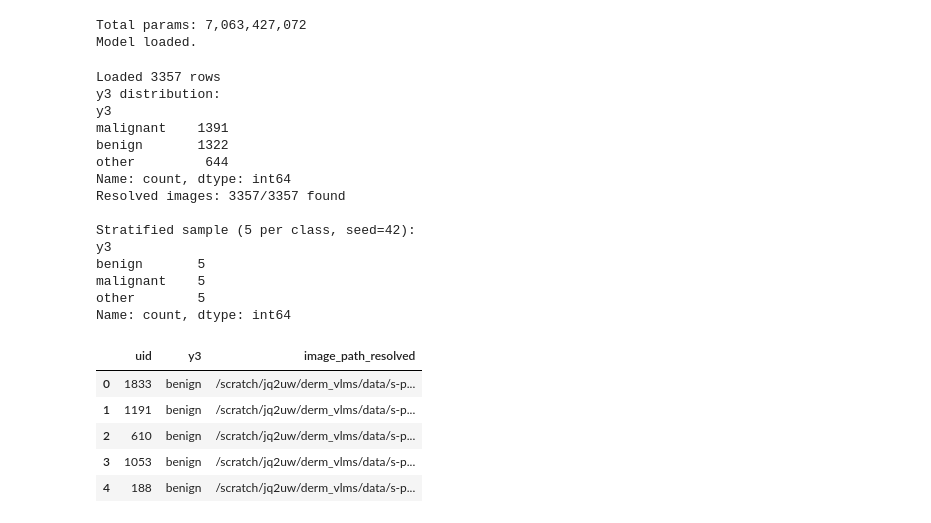
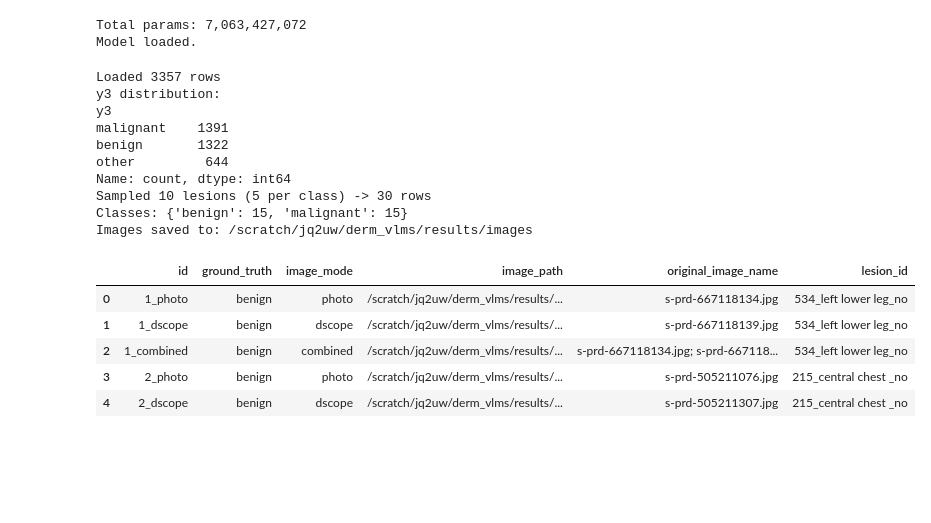
Before and after one commit to JiaxingQiu/derm_vlms, a Jupyter notebook: llava_derm/notebooks/llava_derm_predict.ipynb, the cells around one changed output. Saved outputs shown, nothing was run; the diff lists cells and outputs as text; code cells hidden in the pictures; blank space fills up the shorter version.

```diff
--- a/llava_derm/notebooks/llava_derm_predict.ipynb
+++ b/llava_derm/notebooks/llava_derm_predict.ipynb
@@ -26,56 +26,39 @@ Model loaded.
 # %%
 import pandas as pd
 from pathlib import Path
 
-DATA_DIR = Path(PROJECT_ROOT) / 'data'
+sys.path.insert(0, PROJECT_ROOT)
+from data_utils import sample_lesions
+
+DATA_DIR = os.path.join(PROJECT_ROOT, 'data')
+RESULTS_DIR = os.path.join(PROJECT_ROOT, 'results')
+IMAGES_DIR = os.path.join(RESULTS_DIR, 'images')
 
 df = pd.read_parquet(os.path.join(PROJECT_ROOT, 'data_share', 'midas_share.parquet'))
 print(f'Loaded {len(df)} rows')
 print(f'y3 distribution:\n{df["y3"].value_counts()}')
 
-def resolve_img_path(p):
-    p = str(p)
-    if os.path.isfile(p):
-        return p
-    candidate = DATA_DIR / Path(p).name
-    if candidate.is_file():
-        return str(candidate)
-    return p
-
-df['image_path_resolved'] = df['image_path'].apply(resolve_img_path)
-n_found = df['image_path_resolved'].apply(os.path.isfile).sum()
-print(f'Resolved images: {n_found}/{len(df)} found')
-
 SEED = 42
 N_PER_CLASS = 5
-df_sample = df.groupby('y3', group_keys=False).apply(
-    lambda g: g.sample(n=N_PER_CLASS, random_state=SEED),
-).reset_index(drop=True)
-print(f'\nStratified sample ({N_PER_CLASS} per class, seed={SEED}):')
-print(df_sample['y3'].value_counts())
-df_sample[['uid', 'y3', 'image_path_resolved']].head()
+df_sample = sample_lesions(df, data_dir=DATA_DIR, output_dir=IMAGES_DIR, n_per_class=N_PER_CLASS, seed=SEED)
+df_sample.head()
 # %% [output]
 Loaded 3357 rows
 y3 distribution:
 y3
 malignant    1391
 benign       1322
 other         644
 Name: count, dtype: int64
-Resolved images: 3357/3357 found
-
-Stratified sample (5 per class, seed=42):
-y3
-benign       5
-malignant    5
-other        5
-Name: count, dtype: int64
+Sampled 10 lesions (5 per class) -> 30 rows
+Classes: {'benign': 15, 'malignant': 15}
+Images saved to: /scratch/jq2uw/derm_vlms/results/images
-|  | uid | y3 | image_path_resolved |
-| 0 | 1833 | benign | /scratch/jq2uw/derm_vlms/data/s-p... |
-| 1 | 1191 | benign | /scratch/jq2uw/derm_vlms/data/s-p... |
-| 2 | 610 | benign | /scratch/jq2uw/derm_vlms/data/s-p... |
-| 3 | 1053 | benign | /scratch/jq2uw/derm_vlms/data/s-p... |
-| 4 | 188 | benign | /scratch/jq2uw/derm_vlms/data/s-p... |
+|  | id | ground_truth | image_mode | image_path | original_image_name | lesion_id |
+| 0 | 1_photo | benign | photo | /scratch/jq2uw/derm_vlms/results/... | s-prd-667118134.jpg | 534_left lower leg_no |
+| 1 | 1_dscope | benign | dscope | /scratch/jq2uw/derm_vlms/results/... | s-prd-667118139.jpg | 534_left lower leg_no |
+| 2 | 1_combined | benign | combined | /scratch/jq2uw/derm_vlms/results/... | s-prd-667118134.jpg; s-prd-667118... | 534_left lower leg_no |
+| 3 | 2_photo | benign | photo | /scratch/jq2uw/derm_vlms/results/... | s-prd-505211076.jpg | 215_central chest _no |
+| 4 | 2_dscope | benign | dscope | /scratch/jq2uw/derm_vlms/results/... | s-prd-505211307.jpg | 215_central chest _no |
 # %%
 from PIL import Image
 from tqdm import tqdm
```
Also changed, not shown: parts of 2 cells of this notebook, 8 other files.
